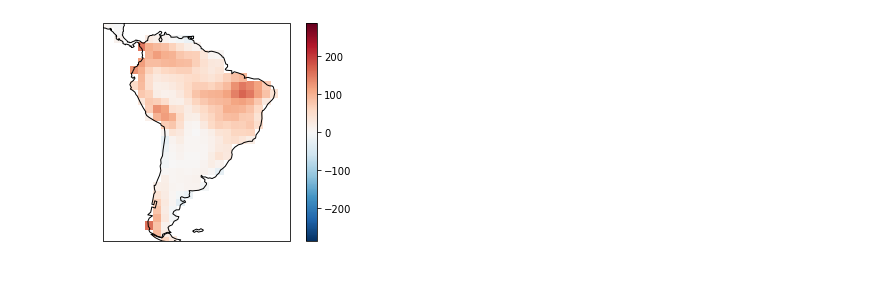
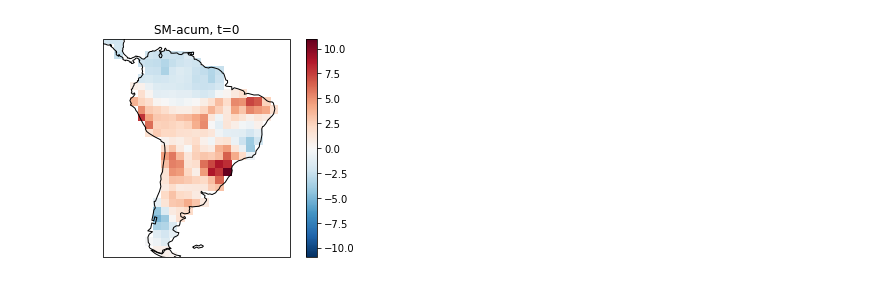
Before and after one commit to blychs/climatologia_fisica, a Jupyter notebook: practica_especial.ipynb, the cells around one changed output. Saved outputs shown, nothing was run; the diff lists cells and outputs as text; code cells hidden in the pictures.

```diff
--- a/practica_especial.ipynb
+++ b/practica_especial.ipynb
@@ -356,33 +280,34 @@ AmazonMask
 # %%
-mask_land = regionmask.defined_regions.natural_earth.land_110.mask(sm_c6_ens)
+mask_land = regionmask.defined_regions.natural_earth.land_110.mask(sm_thin_c6_ens)
 
 plt.figure(figsize=(20,10))
 ax = plt.axes(projection=ccrs.PlateCarree())
-(sm_c6_126_close - sm_c6_585_close).mean(dim='time').where(mask_land == 0).plot()
+(sm_thin_c6_126_close - sm_thin_c6_585_close).mean(dim='time').where(mask_land == 0).plot(vmax=5)
 ax.coastlines()
 ax.gridlines()
 plt.show()
 plt.figure(figsize=(20,10))
 ax = plt.axes(projection=ccrs.PlateCarree())
-sm_c6_585_close.mean(dim='time').where(mask_land == 0).plot()
+sm_thin_c6_585_close.mean(dim='time').where(mask_land == 0).plot()
 ax.coastlines()
 ax.gridlines()
 
 plt.figure(figsize=(20,10))
 ax = plt.axes(projection=ccrs.PlateCarree())
-sm_c6_126_far.mean(dim='time').where(mask_land == 0).plot()
+sm_thin_c6_ens.mean(dim='time').where(mask_land == 0).plot(vmax = 100)
 ax.coastlines()
 ax.gridlines()
+plt.title('Histórico SM')
 plt.show()
 plt.figure(figsize=(20,10))
 ax = plt.axes(projection=ccrs.PlateCarree())
-sm_c6_585_far.mean(dim='time').where(mask_land == 0).plot()
+sm_thin_c6_585_far.mean(dim='time').where(mask_land == 0).plot()
 ax.coastlines()
 ax.gridlines()
 
 plt.figure(figsize=(20,10))
 ax = plt.axes(projection=ccrs.PlateCarree())
-(sm_c6_585_far.mean(dim='time') - sm_c6_126_far.mean(dim='time')).where(mask_land == 0).plot(vmax=300)
+(sm_thin_c6_585_far.mean(dim='time') - sm_thin_c6_126_far.mean(dim='time')).where(mask_land == 0).plot(vmax=5)
 ax.coastlines()
 ax.gridlines()
 plt.show()
@@ -681,25 +831,33 @@ plt.show()
 # %%
-ev_p_c6_ens = mes_ev_c6_ens - mes_pr_c6_ens
+p_ev_c6_ens = mes_pr_c6_ens - mes_ev_c6_ens
 
 ax = plt.axes(projection=ccrs.PlateCarree())
 ax.set_extent([270, 330, 15, -55], crs=ccrs.PlateCarree())
-ev_p_c6_ens.mean(dim='time').where(mask_land == 0).plot()#cbar_kwargs={'orientation':'horizontal'})
+p_ev_c6_ens.mean(dim='time').where(mask_land == 0).plot()#cbar_kwargs={'orientation':'horizontal'})
 ax.coastlines()
 plt.show()
 
-sm_acc = rolling_sub(sm_c6_ens)
-ax = plt.axes(projection=ccrs.PlateCarree())
-ax.set_extent([270, 330, 15, -55], crs=ccrs.PlateCarree())
-sm_acc.mean(dim='time').where(mask_land == 0).plot()#cbar_kwargs={'orientation':'horizontal'})
-ax.coastlines()
-plt.show()
-
-runoff = sm_acc - ev_p_c6_ens.isel(time=slice(1, len(ep_p_c6_ens)))
-#display(sm_acc)
+sm_thin_acc = rolling_sub(sm_thin_c6_ens)
+runoff =  p_ev_c6_ens.isel(time=slice(1, len(p_ev_c6_ens))) - sm_thin_acc
+#display(sm_thin_acc)
 #display(ep_p_c6_ens.isel(time=slice(1, len(ep_p_c6_ens))))
 ax = plt.axes(projection=ccrs.PlateCarree())
 ax.set_extent([270, 330, 15, -55], crs=ccrs.PlateCarree())
 runoff.mean(dim='time').where(mask_land == 0).plot()#cbar_kwargs={'orientation':'horizontal'})
 ax.coastlines()
 plt.show()
+
+ax = plt.axes(projection=ccrs.PlateCarree())
+ax.set_extent([270, 330, 15, -55], crs=ccrs.PlateCarree())
+sm_thin_acc.isel(time=0).where(mask_land == 0).plot()#cbar_kwargs={'orientation':'horizontal'})
+ax.coastlines()
+plt.title('SM-acum, t=0')
+plt.show()
+
+ax = plt.axes(projection=ccrs.PlateCarree())
+ax.set_extent([270, 330, 15, -55], crs=ccrs.PlateCarree())
+sm_thin_acc.mean(dim='time').where(mask_land == 0).plot()#cbar_kwargs={'orientation':'horizontal'})
+ax.coastlines()
+plt.title('SM-acum, media')
+plt.show()
 # %% [output]
@@ -708 +866 @@ plt.show()
-[figure, old version]
+[figure, new version]
```
Also changed, not shown: parts of 19 cells of this notebook, 1 other file.
